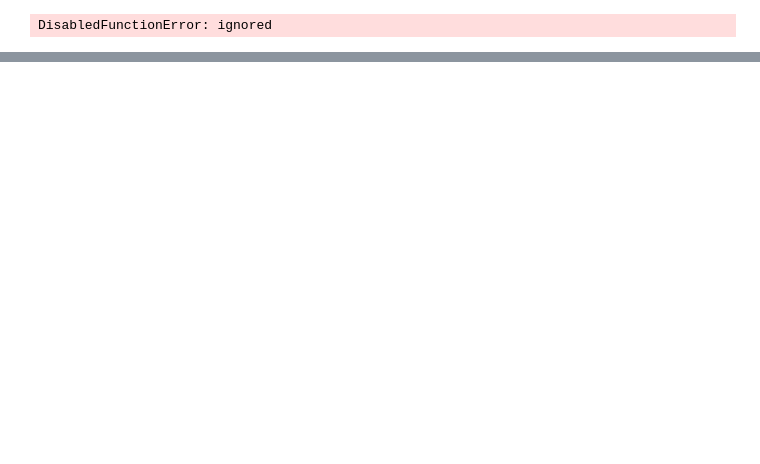
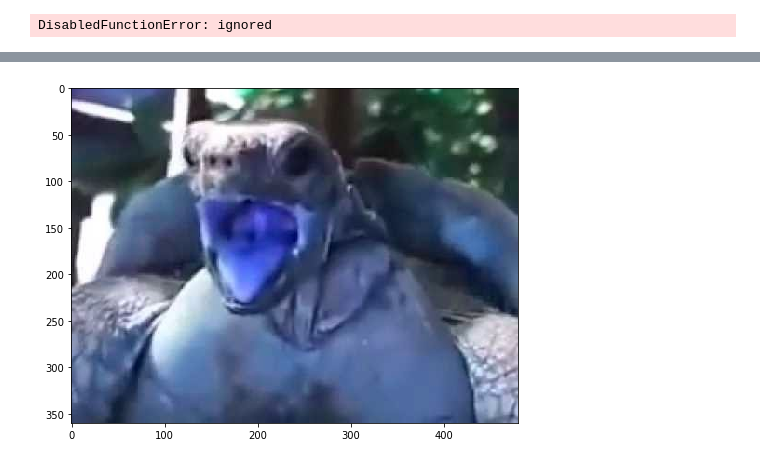
Before and after one commit to gabrielmercado90/PDI1, a Jupyter notebook: tortuga.ipynb, the cells around one changed output, grey strips where cells are left out. Saved outputs shown, nothing was run; the diff lists cells and outputs as text; code cells hidden in the pictures; blank space fills up the shorter version.

```diff
--- a/tortuga.ipynb
+++ b/tortuga.ipynb
@@ -28,0 +37,9 @@ DisabledFunctionError: ignored
+# %%
+
+img_BGR = cv2.imread('/content/drive/My Drive/PDI/tortuga.jpg', cv2.IMREAD_COLOR)
+
+plt.figure(figsize=(8,8))
+plt.imshow(img_BGR)
+plt.show()
+# %% [output]
+[figure, added]
```
Also changed, not shown: parts of 2 cells of this notebook.
